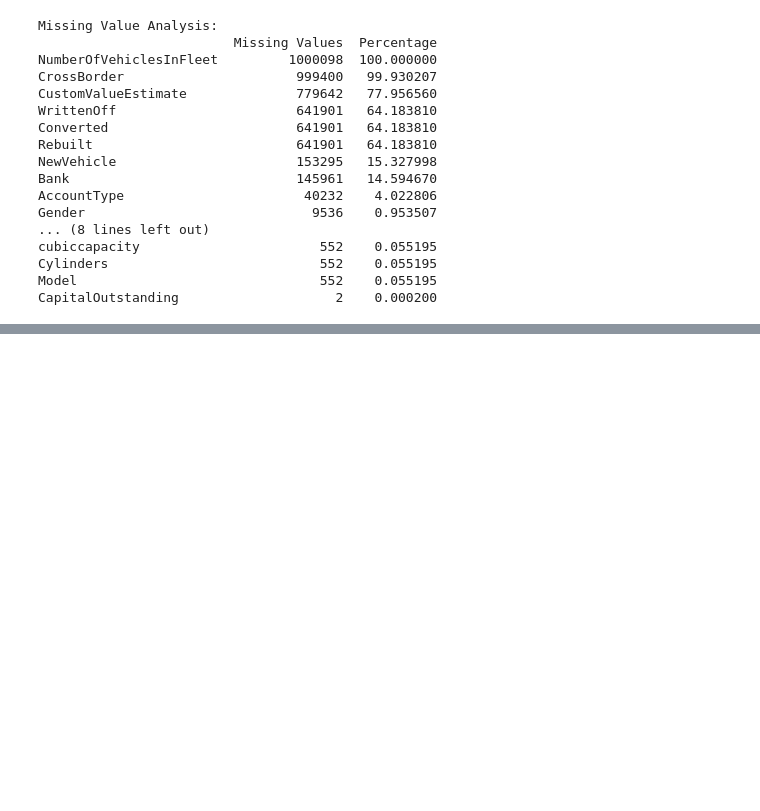
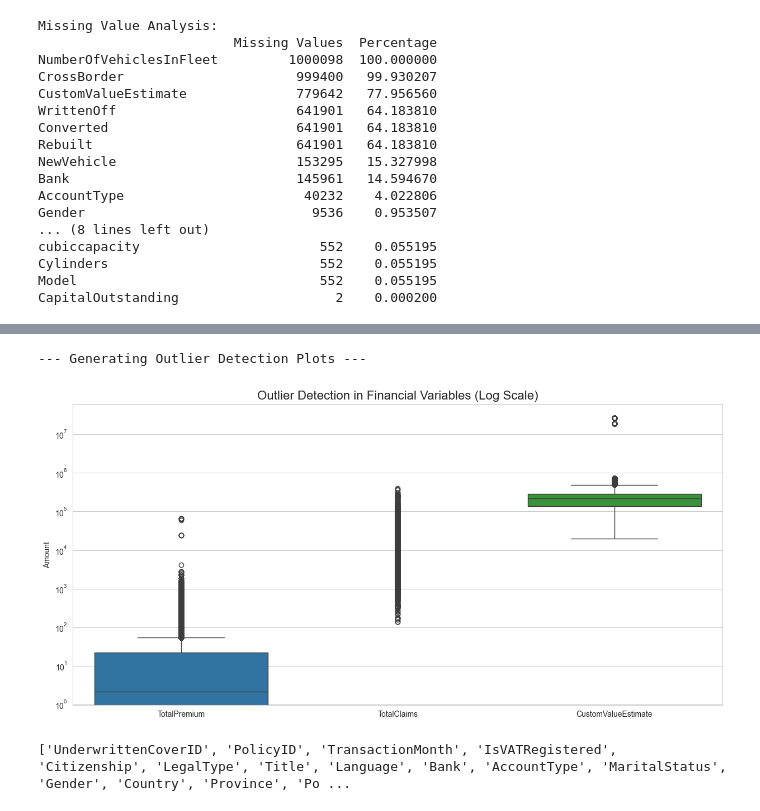
Before and after one commit to Eyoab11/Insurance-Risk-Analytics, a Jupyter notebook: notebooks/eda.ipynb, the cells around one changed output, grey strips where cells are left out. Saved outputs shown, nothing was run; the diff lists cells and outputs as text; code cells hidden in the pictures; blank space fills up the shorter version.

```diff
--- a/notebooks/eda.ipynb
+++ b/notebooks/eda.ipynb
@@ -77,0 +158,16 @@ CapitalOutstanding                    2    0.000200
+# %%
+print("--- Generating Outlier Detection Plots ---")
+
+# Box plots to detect outliers
+plt.figure(figsize=(15, 7))
+sns.boxplot(data=df[['TotalPremium', 'TotalClaims', 'CustomValueEstimate']])
+plt.title('Outlier Detection in Financial Variables (Log Scale)', fontsize=16)
+plt.ylabel('Amount')
+plt.yscale('log') # Log scale is crucial for visualization
+plt.savefig(os.path.join(PLOTS_DIR, 'outlier_boxplots.png'), bbox_inches='tight', dpi=150)
+plt.show()
+print(df.columns.tolist())
+# %% [output]
+--- Generating Outlier Detection Plots ---
+[figure, added]
+['UnderwrittenCoverID', 'PolicyID', 'TransactionMonth', 'IsVATRegistered', 'Citizenship', 'LegalType', 'Title', 'Language', 'Bank', 'AccountType', 'MaritalStatus', 'Gender', 'Country', 'Province', 'Po ...
```
Also changed, not shown: parts of 9 cells of this notebook, 18 other files.
